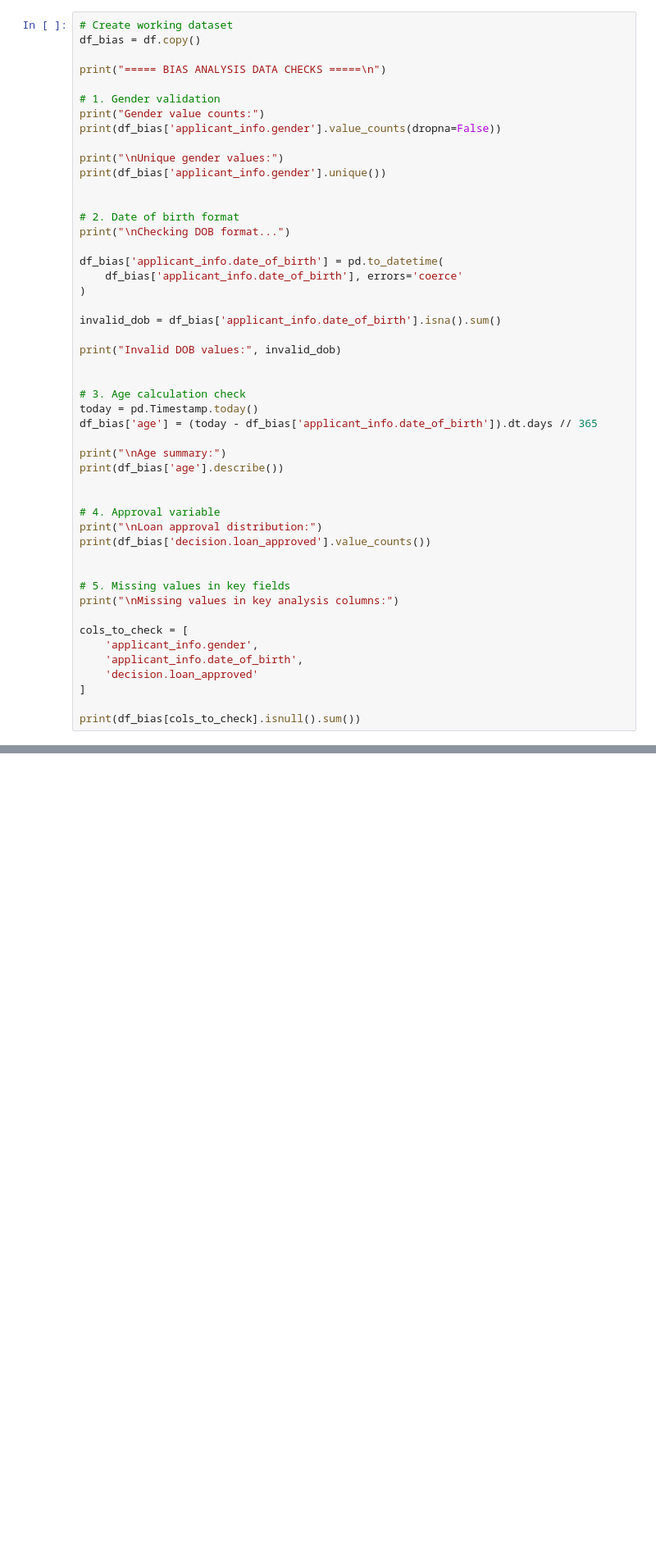
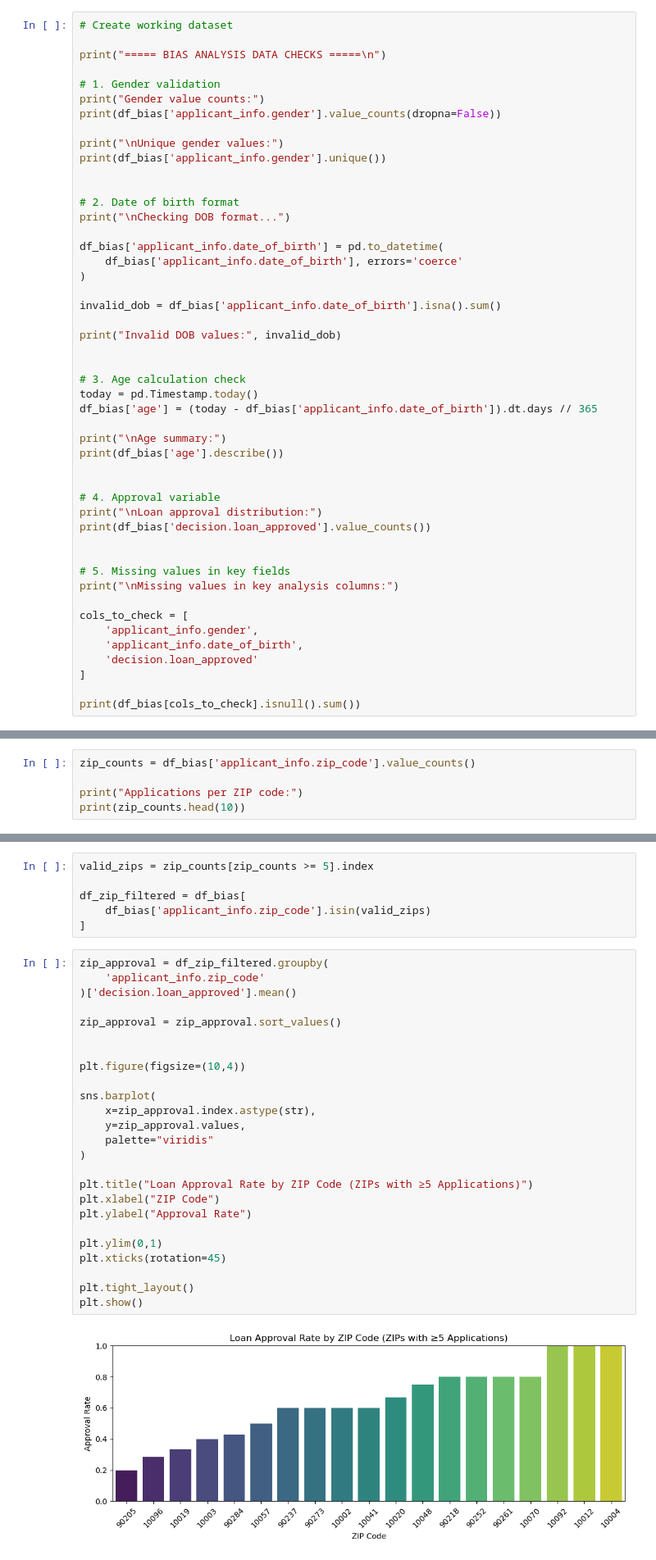
Before and after one commit to Luciamusizzano/dego-project-team1, a Jupyter notebook: notebooks/02-bias-analysis.ipynb, the cells around one changed output, grey strips where cells are left out. Shown at 82% size. Cells and saved outputs as stored; diff of their text form; blank space fills up the shorter version.

```diff
--- a/notebooks/02-bias-analysis.ipynb
+++ b/notebooks/02-bias-analysis.ipynb
@@ -41,7 +41,6 @@ These validation steps ensure that the fairness analysis is based on
 well-defined and reliable variables.
 # %%
 # Create working dataset
-df_bias = df.copy()
 
 print("===== BIAS ANALYSIS DATA CHECKS =====\n")
 
@@ -343,0 +346,5 @@ Name: financials.credit_history_months, dtype: float64
+# %%
+zip_counts = df_bias['applicant_info.zip_code'].value_counts()
+
+print("Applications per ZIP code:")
+print(zip_counts.head(10))
@@ -343,0 +365,33 @@ Name: financials.credit_history_months, dtype: float64
+# %%
+valid_zips = zip_counts[zip_counts >= 5].index
+
+df_zip_filtered = df_bias[
+    df_bias['applicant_info.zip_code'].isin(valid_zips)
+]
+# %%
+zip_approval = df_zip_filtered.groupby(
+    'applicant_info.zip_code'
+)['decision.loan_approved'].mean()
+
+zip_approval = zip_approval.sort_values()
+
+
+plt.figure(figsize=(10,4))
+
+sns.barplot(
+    x=zip_approval.index.astype(str),
+    y=zip_approval.values,
+    palette="viridis"
+)
+
+plt.title("Loan Approval Rate by ZIP Code (ZIPs with ≥5 Applications)")
+plt.xlabel("ZIP Code")
+plt.ylabel("Approval Rate")
+
+plt.ylim(0,1)
+plt.xticks(rotation=45)
+
+plt.tight_layout()
+plt.show()
+# %% [output]
+[figure, added]
```
Also changed, not shown: parts of 5 cells of this notebook.
